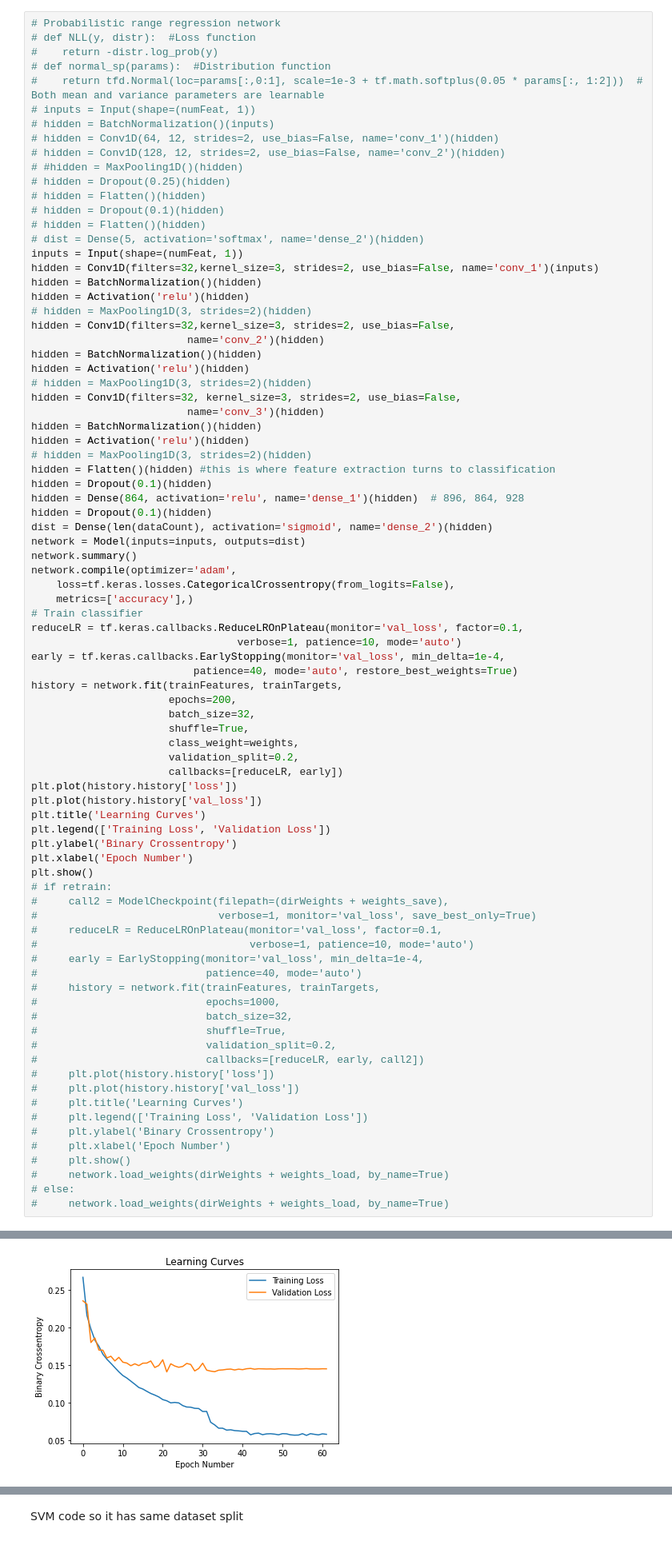
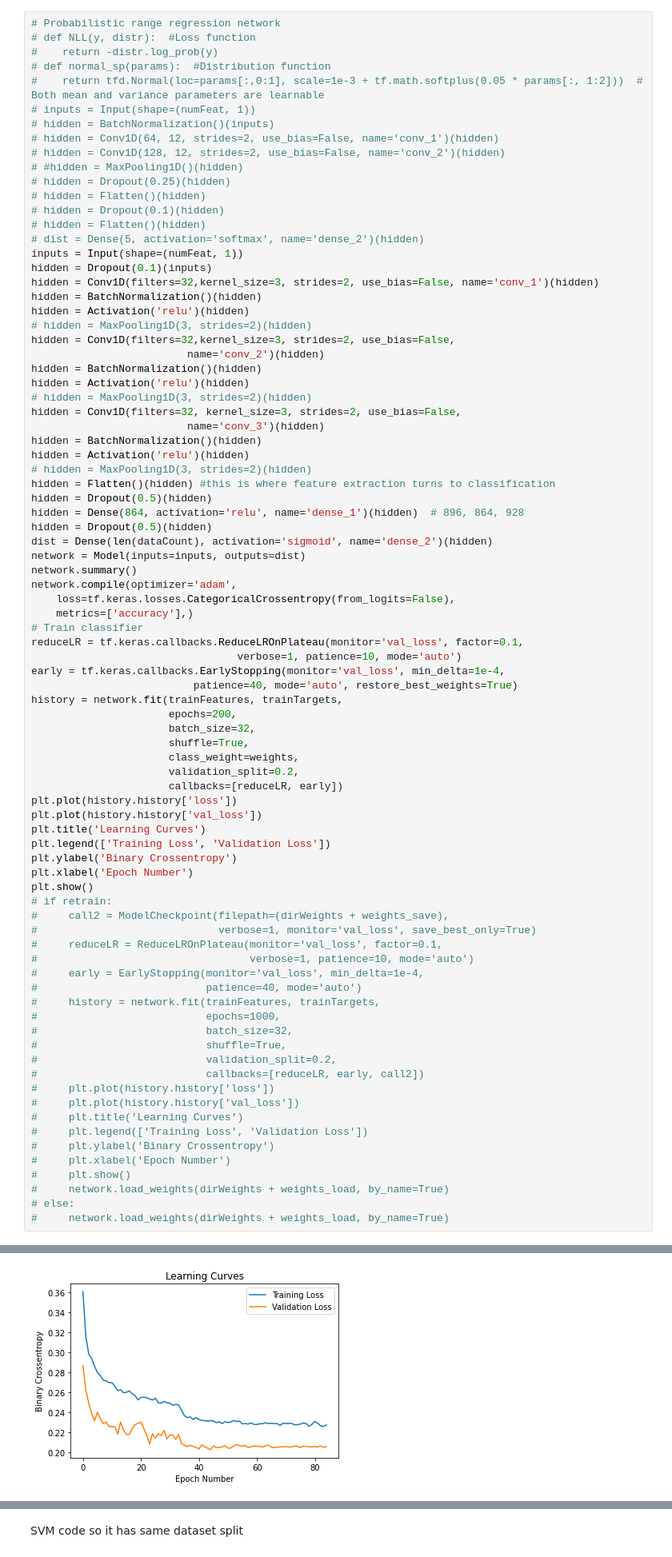
Before and after one commit to ryclendening/research, a Jupyter notebook: research/MLModels/MFCCNN_bin.ipynb, the cells around one changed output, grey strips where cells are left out. Shown at 80% size. Saved outputs shown, nothing was run; the diff lists cells and outputs as text.

```diff
--- a/research/MLModels/MFCCNN_bin.ipynb
+++ b/research/MLModels/MFCCNN_bin.ipynb
@@ -177,7 +175,8 @@ weights=dict(enumerate(weights))
 # hidden = Flatten()(hidden)
 # dist = Dense(5, activation='softmax', name='dense_2')(hidden)
 inputs = Input(shape=(numFeat, 1))
-hidden = Conv1D(filters=32,kernel_size=3, strides=2, use_bias=False, name='conv_1')(inputs)
+hidden = Dropout(0.1)(inputs)
+hidden = Conv1D(filters=32,kernel_size=3, strides=2, use_bias=False, name='conv_1')(hidden)
 hidden = BatchNormalization()(hidden)
 hidden = Activation('relu')(hidden)
 # hidden = MaxPooling1D(3, strides=2)(hidden)
@@ -192,9 +191,9 @@ hidden = BatchNormalization()(hidden)
 hidden = Activation('relu')(hidden)
 # hidden = MaxPooling1D(3, strides=2)(hidden)
 hidden = Flatten()(hidden) #this is where feature extraction turns to classification
-hidden = Dropout(0.1)(hidden)
+hidden = Dropout(0.5)(hidden)
 hidden = Dense(864, activation='relu', name='dense_1')(hidden)  # 896, 864, 928
-hidden = Dropout(0.1)(hidden)
+hidden = Dropout(0.5)(hidden)
 dist = Dense(len(dataCount), activation='sigmoid', name='dense_2')(hidden)
 network = Model(inputs=inputs, outputs=dist)
 network.summary()
@@ -264,4 +263,4 @@ Epoch 62: ReduceLROnPlateau reducing learning rate to 1.0000001111620805e-07.
-[figure, old version]
+[figure, new version]
 # %%
 # Save network for future use
 saved_network=network.to_json()
```
Also changed, not shown: parts of 12 cells of this notebook, 7 other files.
